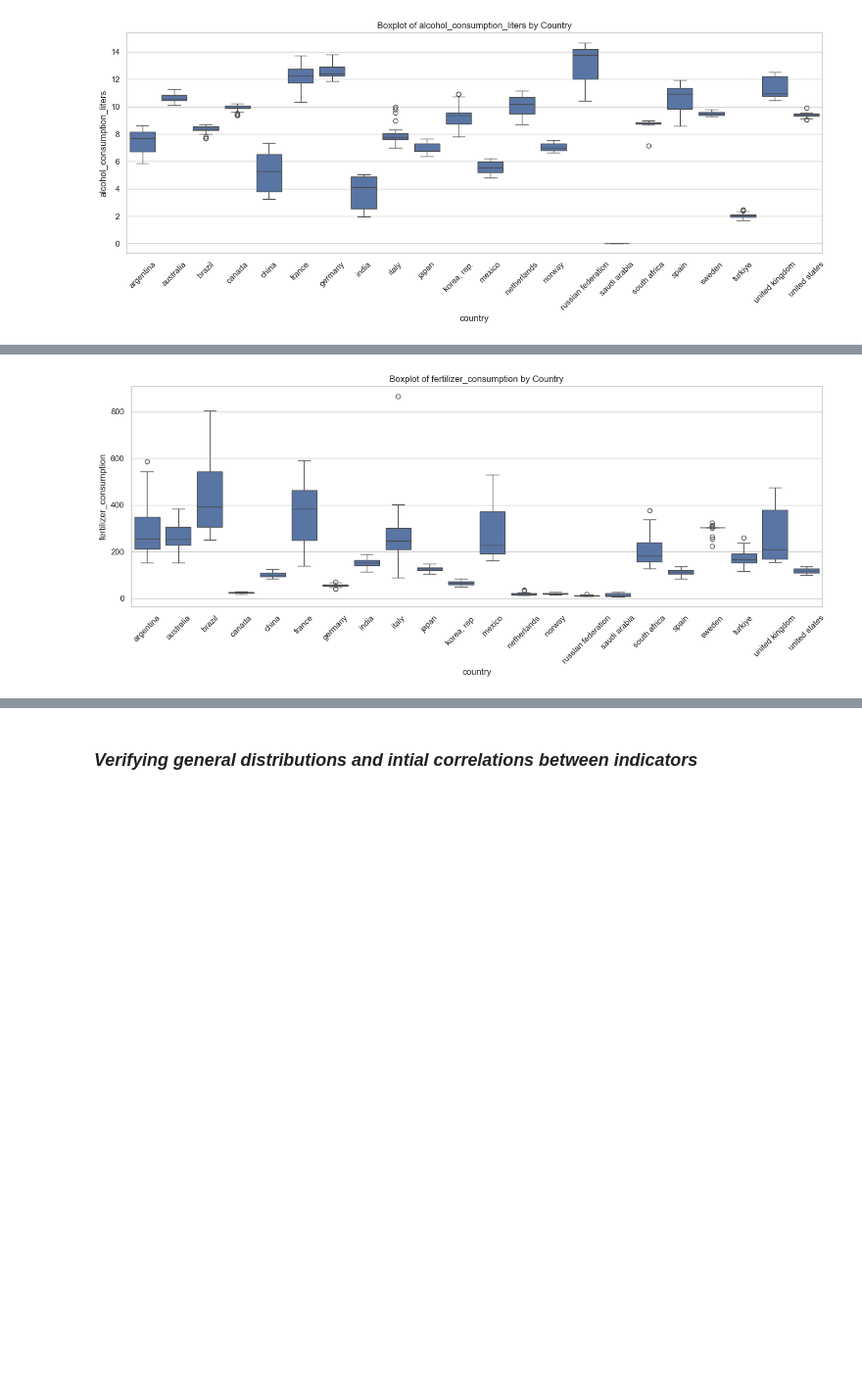
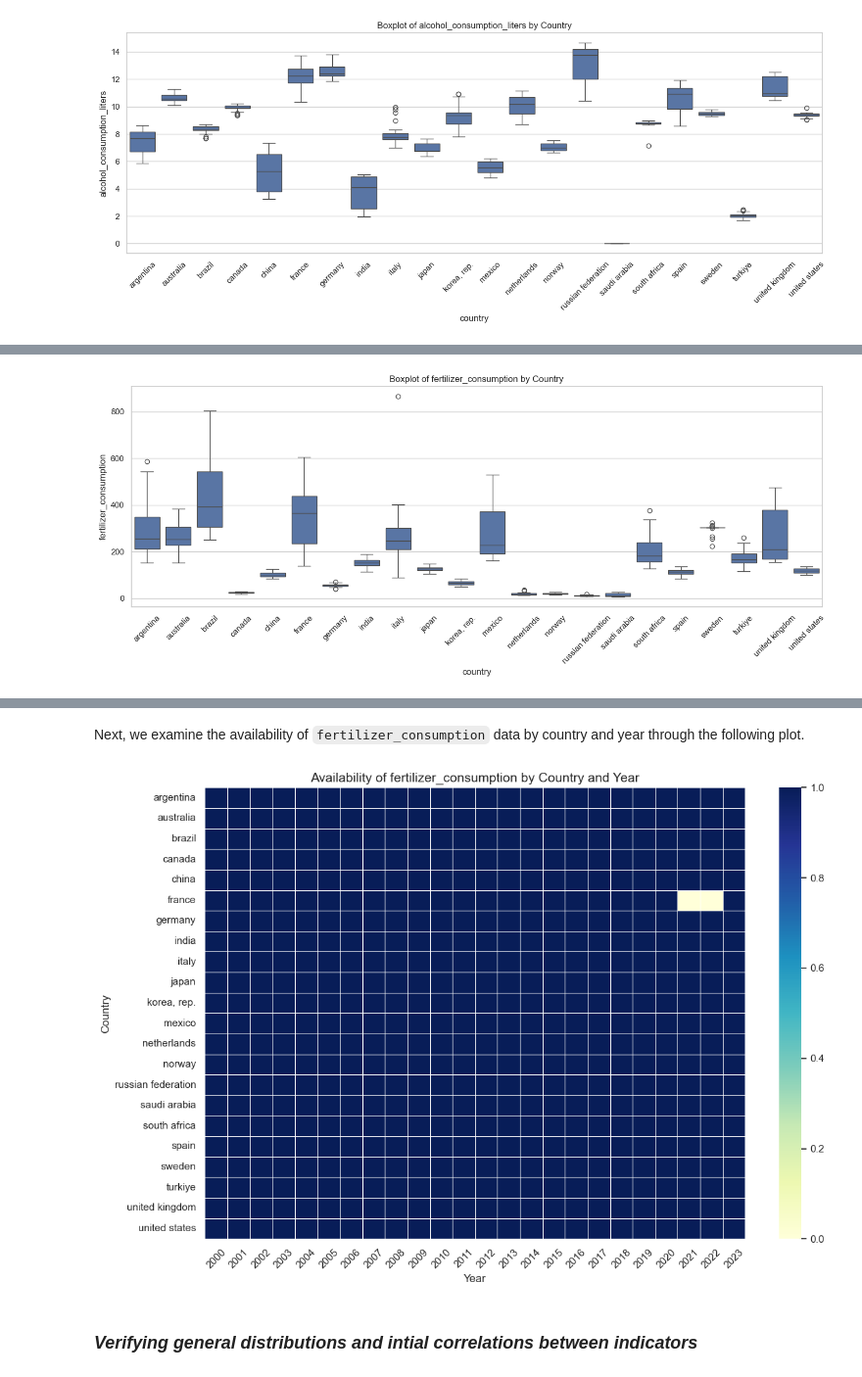
Before and after one commit to valentinabc19/Leukemia-Cancer-Risk-ETL, a Jupyter notebook: api/001_api_eda.ipynb, the cells around one changed output, grey strips where cells are left out. Shown at 98% size. Saved outputs shown, nothing was run; the diff lists cells and outputs as text; code cells hidden in the pictures; blank space fills up the shorter version.

```diff
--- a/api/001_api_eda.ipynb
+++ b/api/001_api_eda.ipynb
@@ -856,3 +842,0 @@ We chose **not to remove outliers globally** across indicators, as many of them
-# %%
-percentile_90 = np.percentile(df[df['country'] == 'france']['fertilizer_consumption'], 90)
-df.loc[(df['country'] == 'france') & (df['fertilizer_consumption'] > percentile_90), 'fertilizer_consumption'] = percentile_90
@@ -859,3 +854,10 @@ df.loc[(df['country'] == 'france') & (df['fertilizer_consumption'] > percentile_
+# %%
+Q1 = df[df['country'] == 'france']['fertilizer_consumption'].quantile(0.25)
+Q3 = df[df['country'] == 'france']['fertilizer_consumption'].quantile(0.75)
+IQR = Q3 - Q1
+upper_bound = Q3 + 1.5 * IQR
+
+df = df[~((df['country'] == 'france') & (df['fertilizer_consumption'] > upper_bound))]
 # %%
 plt.figure(figsize=(14, 6))
 sns.boxplot(data=df, x='country', y='fertilizer_consumption')
@@ -864,7 +866,7 @@ plt.xticks(rotation=45)
 plt.tight_layout()
 plt.show()
 # %% [output]
-[figure, old version]
+[figure, new version]
 # %% [markdown]
 💭 ***Outlier Treatment in Indicators***
 
@@ -877,4 +881,30 @@ The identified outliers reflect **actual differences between countries** rather
 Removing outliers would eliminate **important variability** that characterizes the global dataset. These values provide insight into the economic, environmental, and social disparities between nations and thus were kept to ensure a more accurate and holistic analysis.
+# %% [markdown]
+Next, we examine the availability of `fertilizer_consumption` data by country and year through the following plot.
+# %%
+pivot_data = df.pivot_table(
+    index='country',
+    columns='year',
+    values='fertilizer_consumption',
+    aggfunc='count'
+)
+
+plt.figure(figsize=(12, 8))
+sns.heatmap(
+    pivot_data.notna(),
+    cmap='YlGnBu',
+    cbar=True,
+    linewidths=0.5,
+    linecolor='white'
+)
+plt.title('Availability of fertilizer_consumption by Country and Year', fontsize=14)
+plt.xlabel('Year', fontsize=12)
+plt.ylabel('Country', fontsize=12)
+plt.xticks(rotation=45)
+plt.tight_layout()
+plt.show()
+# %% [output]
+[figure, added]
 # %% [markdown]
 ### ***Verifying general distributions and intial correlations between indicators***
 # %% [markdown]
```
Also changed, not shown: parts of 6 cells of this notebook.
